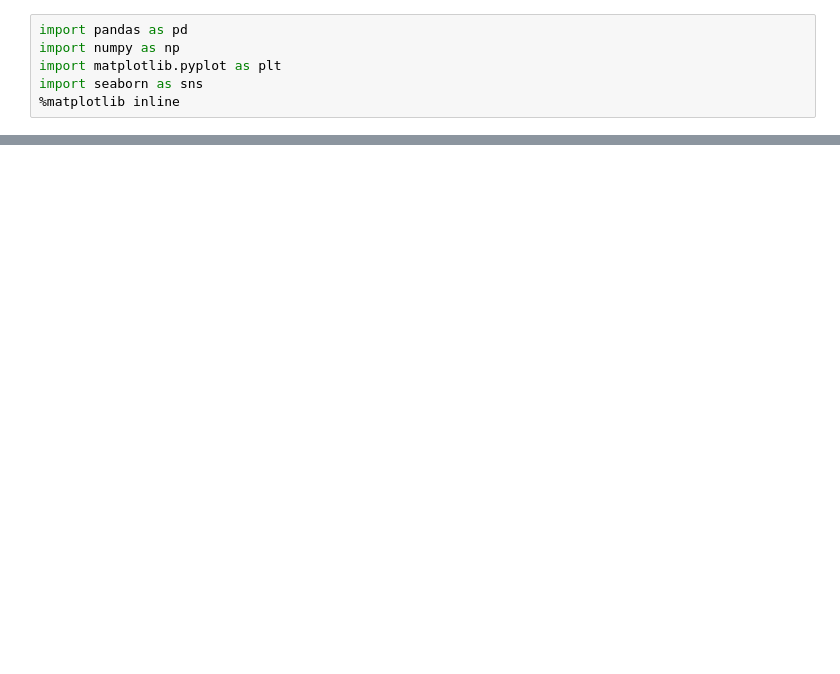
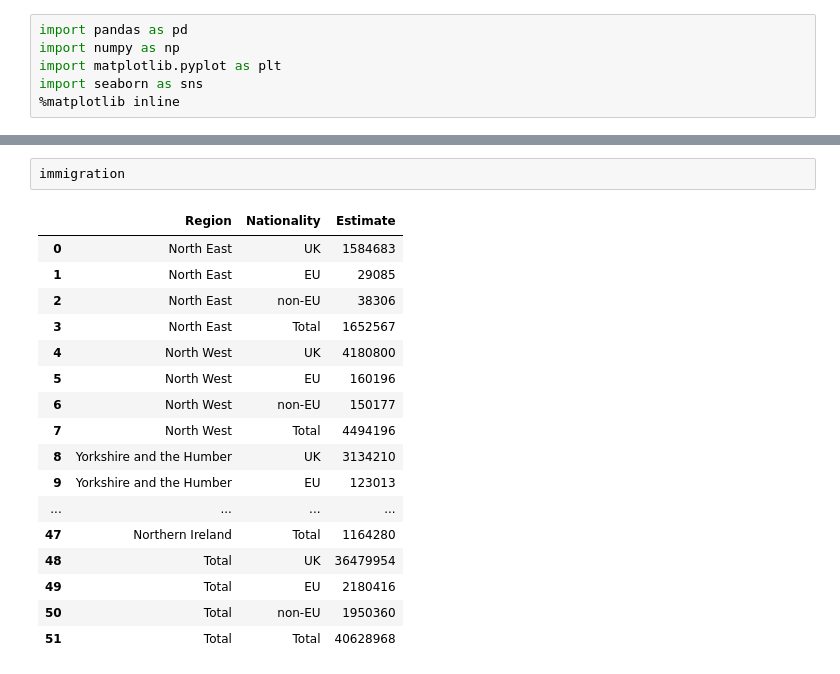
Before and after one commit to pradeepsaiu/prep_capstone, a Jupyter notebook: Thinkful prep capstone GJH.ipynb, the cells around one changed output, grey strips where cells are left out. Drawn from its saved outputs; the diff is of its cells as text; blank space fills up the shorter version.

```diff
--- a/Thinkful prep capstone GJH.ipynb
+++ b/Thinkful prep capstone GJH.ipynb
@@ -80,0 +163,20 @@ c =
+# %%
+immigration
+# %% [output]
+|  | Region | Nationality | Estimate |
+| 0 | North East | UK | 1584683 |
+| 1 | North East | EU | 29085 |
+| 2 | North East | non-EU | 38306 |
+| 3 | North East | Total | 1652567 |
+| 4 | North West | UK | 4180800 |
+| 5 | North West | EU | 160196 |
+| 6 | North West | non-EU | 150177 |
+| 7 | North West | Total | 4494196 |
+| 8 | Yorkshire and the Humber | UK | 3134210 |
+| 9 | Yorkshire and the Humber | EU | 123013 |
+| ... | ... | ... | ... |
+| 47 | Northern Ireland | Total | 1164280 |
+| 48 | Total | UK | 36479954 |
+| 49 | Total | EU | 2180416 |
+| 50 | Total | non-EU | 1950360 |
+| 51 | Total | Total | 40628968 |
```
Also changed, not shown: parts of 21 cells of this notebook.
